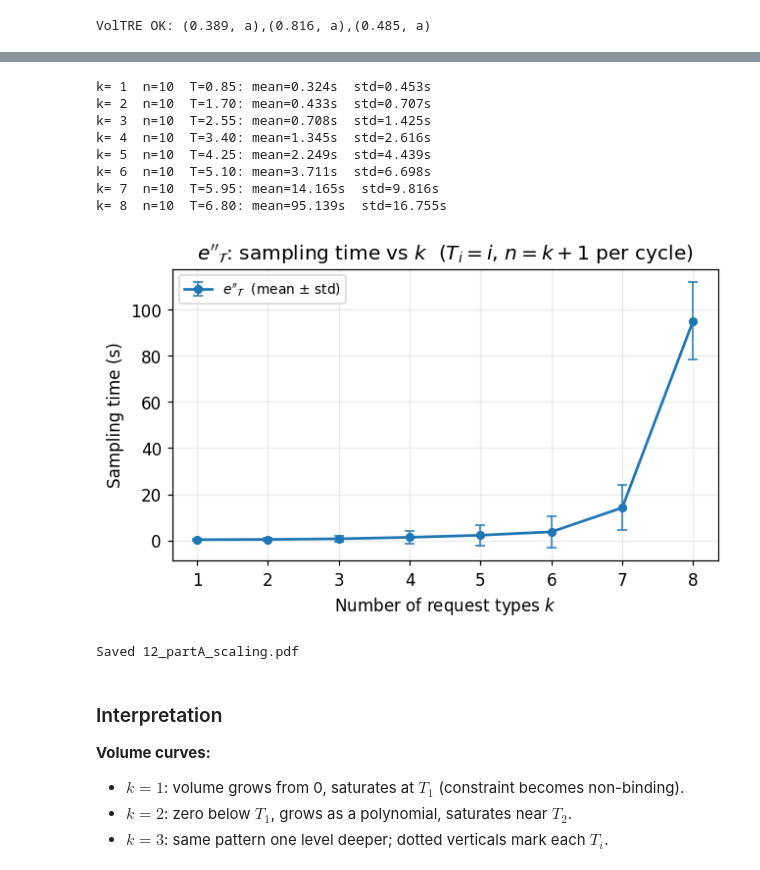
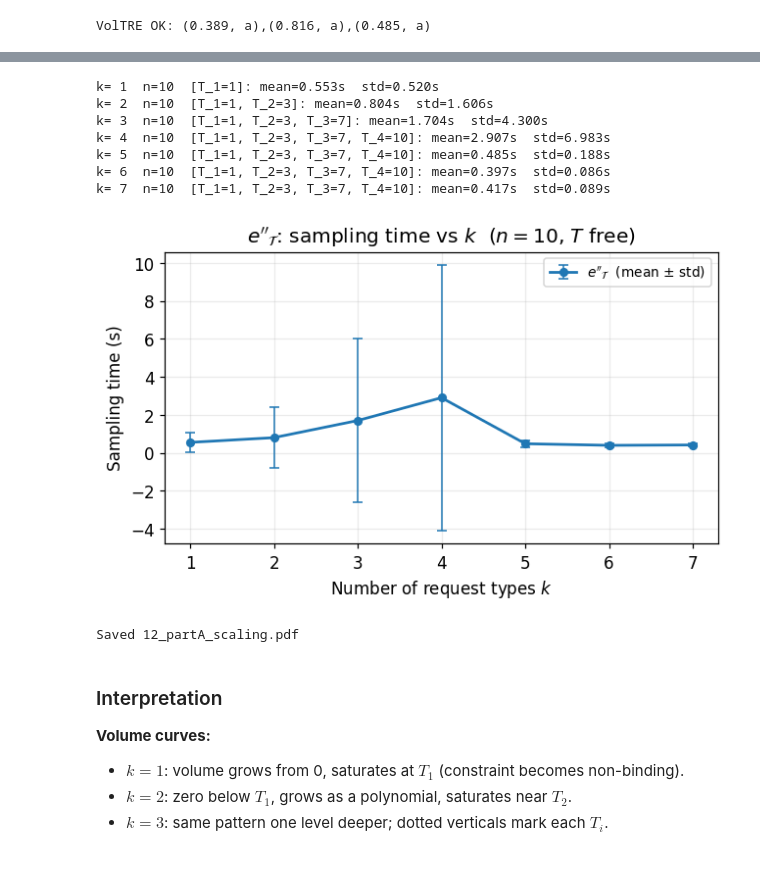
Before and after one commit to figlerg/VolTRE, a Jupyter notebook: experiments/paper_experiments/12_page13_casestudy/12_page13_casestudy.ipynb, the cells around one changed output, grey strips where cells are left out. Drawn from its saved outputs; the diff is of its cells as text; code cells hidden in the pictures.

```diff
--- a/experiments/paper_experiments/12_page13_casestudy/12_page13_casestudy.ipynb
+++ b/experiments/paper_experiments/12_page13_casestudy/12_page13_casestudy.ipynb
@@ -125,8 +134,15 @@ def build_e_dprime(deadlines):
 # %%
-# Example deadlines from the paper: T1=1 < T2=3 < T3=7
-DEADLINES_DEMO = [("r1", 1), ("r3", 3), ("r7", 7)]
+# Deadline list — change here and it propagates everywhere.
+# First 3 entries are the paper's concrete example (r1, r3, r7).
+DEADLINES_DEMO = [
+    ("r1",  1), ("r3",  3), ("r7",  7),("r10", 10)
+]
+# DEADLINES_DEMO = [
+#     ("r1",  1), ("r3",  3), ("r7",  7),
+#     ("r10", 10), ("r15", 15), ("r21", 21), ("r28", 28),
+# ]
 
-for k in [1, 2, 3]:
+for k in range(1, len(DEADLINES_DEMO)+1):
     dl = DEADLINES_DEMO[:k]
     print(dl)
     ri_labels = ", ".join(f"T_{j+1}={T}" for j, (r, T) in enumerate(dl))
@@ -236,0 +266,8 @@ print("Saved 12_partA_volumes.pdf")
+# %%
+# --- compute: volume polynomials for e''_T, one per k ---
+vps = {}
+for k in range(1, len(DEADLINES_DEMO) + 1):
+    dl = DEADLINES_DEMO[:k]
+    phi, _ = build_e_dprime(dl)
+    vps[k] = {"vp": slice_volume(phi, N_VOL), "T_max": dl[-1][1], "dl": dl}
+    print(f"k={k}  T_max={dl[-1][1]}  computed")
@@ -237,59 +346,57 @@ print("Saved 12_partA_volumes.pdf")
 # %%
 import time as _time
 
-# Arithmetic deadlines T_i = i for a clean k-sweep
-K_MAX  = 8
-N_REPS = 10
+K_MAX    = 7
+N_REPS   = 10
 N_length = 10
 
 k_vals, mean_times, std_times = [], [], []
 
 for k in range(1, K_MAX + 1):
-    dl     = [(f"r{i}", i) for i in range(1, k + 1)]
+    dl     = DEADLINES_DEMO[:k]
     phi, _ = build_e_dprime(dl)
-    T_bud  = 0.85 * k
+    dl_str = ", ".join(f"T_{i+1}={T}" for i,(r,T) in enumerate(dl))
 
     ts = []
-    print(f"k={k:2d}  n={N_length}  T={T_bud:.2f}: ", end="", flush=True)
+    print(f"k={k:2d}  n={N_length}  [{dl_str}]: ", end="", flush=True)
     for _ in range(N_REPS):
         t0 = _time.perf_counter()
         try:
-            sample(phi, N_length, T=T_bud)
+            sample(phi, N_length)
             ts.append(_time.perf_counter() - t0)
         except Exception as e:
             print(f"fail({type(e).__name__}) ", end="")
 
     if ts:
         m = float(np.mean(ts)); s = float(np.std(ts))
         k_vals.append(k); mean_times.append(m); std_times.append(s)
         print(f"mean={m:.3f}s  std={s:.3f}s")
     else:
         print("all failed")
 
 fig, ax = plt.subplots(figsize=(6, 3.8))
 ax.errorbar(k_vals, mean_times, yerr=std_times,
             color="#1f77b4", marker="o", markersize=5, lw=1.8,
             capsize=3, elinewidth=1, label=r"$e''_\mathcal{T}$  (mean $\pm$ std)")
 ax.set_xlabel("Number of request types $k$")
 ax.set_ylabel("Sampling time (s)")
-ax.set_title(r"$e''_\mathcal{T}$: sampling time vs $k$  ($T_i = i$, $n = k+1$ per cycle)")
+ax.set_title(f"$e''_\\mathcal{{T}}$: sampling time vs $k$  ($n={N_length}$, $T$ free)")
 ax.set_xticks(k_vals)
 ax.legend(fontsize=9)
 ax.grid(True, alpha=0.25)
 fig.tight_layout()
 fig.savefig(os.path.join(RESULTS, "12_partA_scaling.pdf"), bbox_inches="tight")
 plt.show()
 print("Saved 12_partA_scaling.pdf")
 # %% [output]
-k= 1  n=10  T=0.85: mean=0.324s  std=0.453s
-k= 2  n=10  T=1.70: mean=0.433s  std=0.707s
-k= 3  n=10  T=2.55: mean=0.708s  std=1.425s
-k= 4  n=10  T=3.40: mean=1.345s  std=2.616s
-k= 5  n=10  T=4.25: mean=2.249s  std=4.439s
-k= 6  n=10  T=5.10: mean=3.711s  std=6.698s
-k= 7  n=10  T=5.95: mean=14.165s  std=9.816s
-k= 8  n=10  T=6.80: mean=95.139s  std=16.755s
+k= 1  n=10  [T_1=1]: mean=0.553s  std=0.520s
+k= 2  n=10  [T_1=1, T_2=3]: mean=0.804s  std=1.606s
+k= 3  n=10  [T_1=1, T_2=3, T_3=7]: mean=1.704s  std=4.300s
+k= 4  n=10  [T_1=1, T_2=3, T_3=7, T_4=10]: mean=2.907s  std=6.983s
+k= 5  n=10  [T_1=1, T_2=3, T_3=7, T_4=10]: mean=0.485s  std=0.188s
+k= 6  n=10  [T_1=1, T_2=3, T_3=7, T_4=10]: mean=0.397s  std=0.086s
+k= 7  n=10  [T_1=1, T_2=3, T_3=7, T_4=10]: mean=0.417s  std=0.089s
-[figure, old version]
+[figure, new version]
 Saved 12_partA_scaling.pdf
 # %% [markdown]
 ### Interpretation
```
Also changed, not shown: parts of 12 cells of this notebook, 9 other files.
